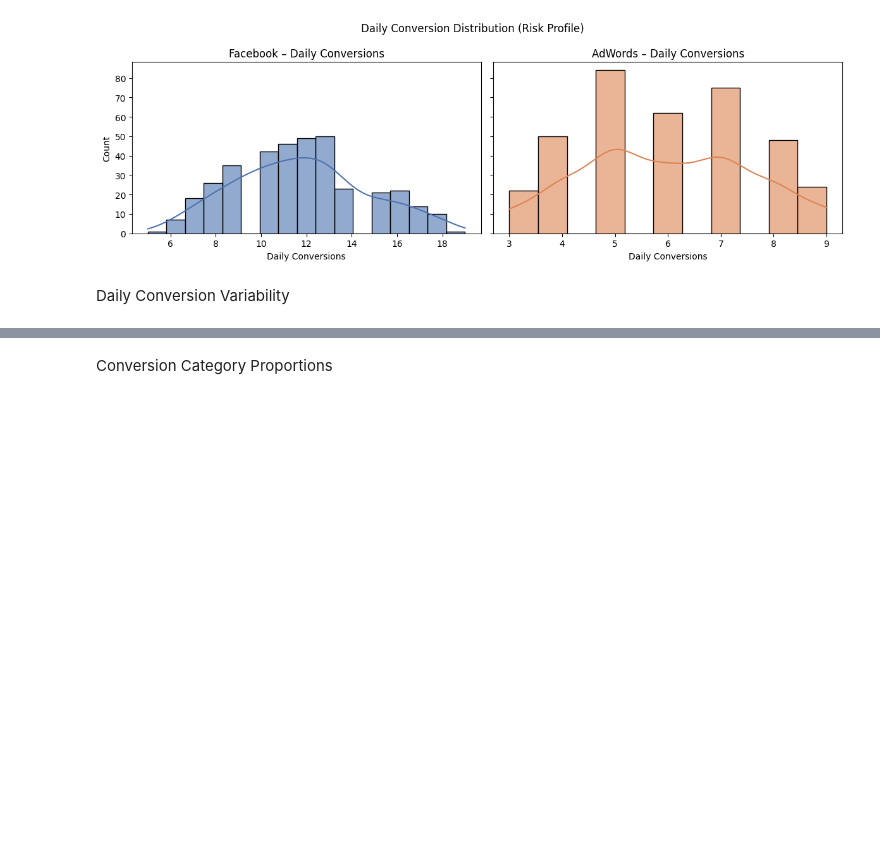
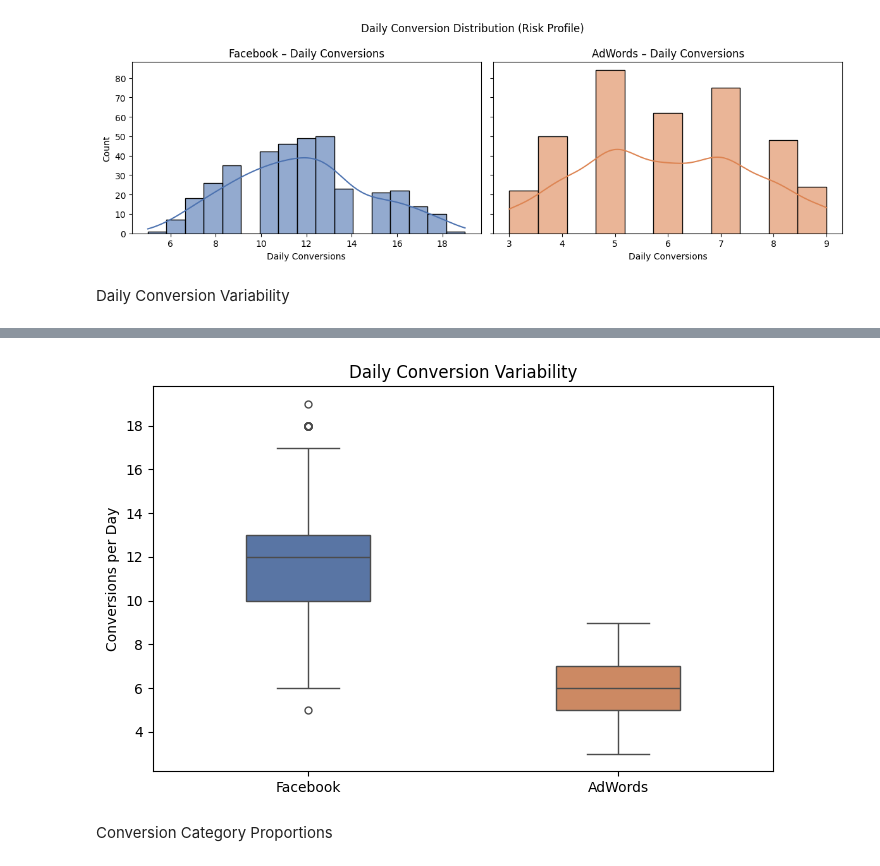
Before and after one commit to data-sous-shaif/Paid-Ads-Efficiency-Facebook-vs-AdWords, a Jupyter notebook: notebooks/eda.ipynb, the cells around one changed output, grey strips where cells are left out. Drawn from its saved outputs; the diff is of its cells as text; code cells hidden in the pictures; blank space fills up the shorter version.

```diff
--- a/notebooks/eda.ipynb
+++ b/notebooks/eda.ipynb
@@ -11,7 +11,7 @@ import statsmodels.api as sm
 import matplotlib.dates as mdates
 from statsmodels.tsa.stattools import coint
 
-file_path = r"E:\Projects\Marketing Analytics\data\processed\marketing_cleaned.csv"
+file_path = r"E:\Projects\Paid Ads Efficiency Facebook vs AdWords\data\processed\marketing_cleaned.csv"
 
 df = pd.read_csv(file_path, parse_dates=['date'])
 # %%
@@ -196,3 +157,44 @@ Passing `palette` without assigning `hue` is deprecated and will be removed in v
+# %%
+FACEBOOK_COLOR = '#4C72B0'
+ADWORDS_COLOR  = '#DD8452'
+ALPHA = 0.8
+
+plt.figure(figsize=(8, 5))
+
+df_long = df[['facebook_ad_conversions', 'adwords_ad_conversions']].melt(
+    var_name='Platform', value_name='Conversions'
+)
+
+df_long['Platform'] = df_long['Platform'].replace({
+    'facebook_ad_conversions': 'Facebook',
+    'adwords_ad_conversions': 'AdWords'
+})
+
+ax = sns.boxplot(
+    data=df_long,
+    x='Platform',
+    y='Conversions',
+    hue='Platform',              # 🔑 fix
+    palette={
+        'Facebook': FACEBOOK_COLOR,
+        'AdWords': ADWORDS_COLOR
+    },
+    width=0.4,
+    fliersize=5,
+    linewidth=1,
+    legend=False                 # 🔕 remove duplicate legend
+)
+
+# Apply alpha correctly
+for patch in ax.artists:
+    patch.set_alpha(ALPHA)
+
+plt.title("Daily Conversion Variability")
+plt.ylabel("Conversions per Day")
+plt.xlabel("")
+plt.show()
+# %% [output]
+[figure, added]
 # %% [markdown]
 Conversion Category Proportions
 # %%
```
Also changed, not shown: parts of 3 cells of this notebook.
